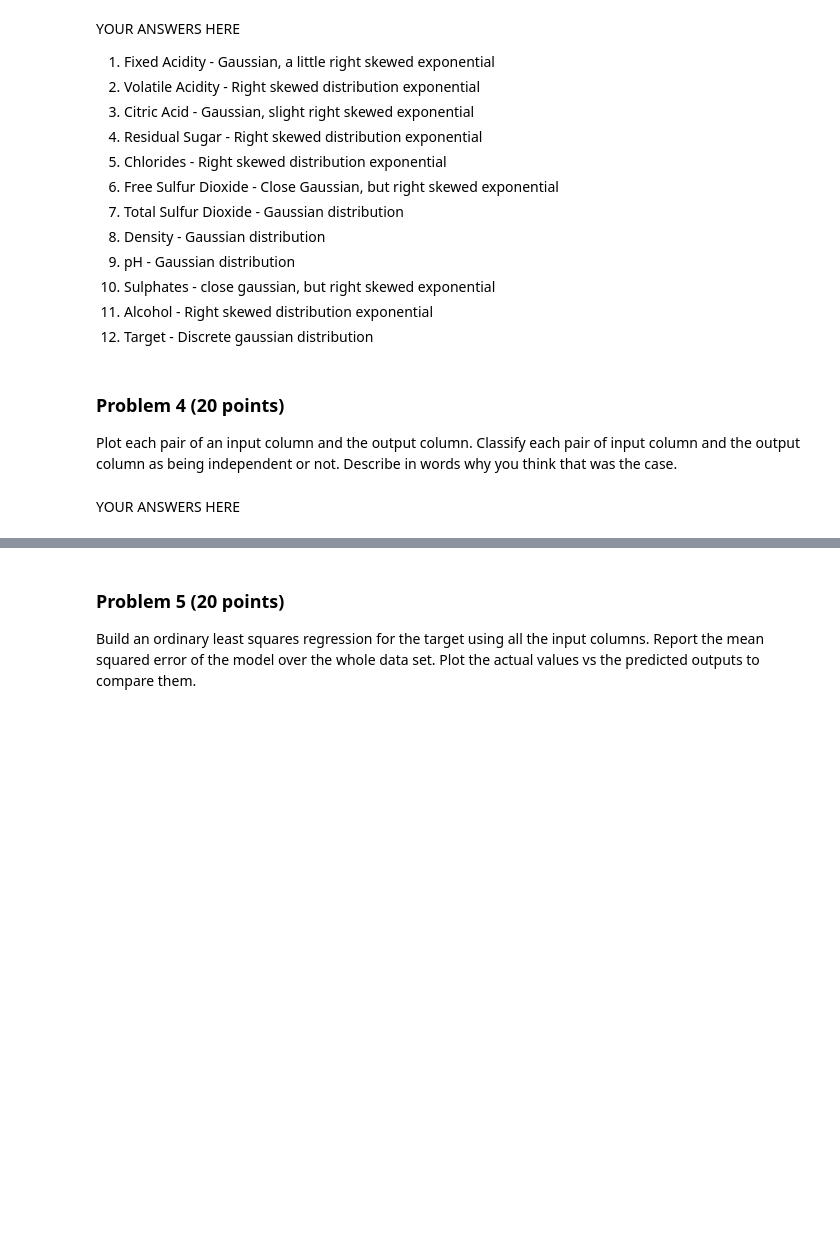
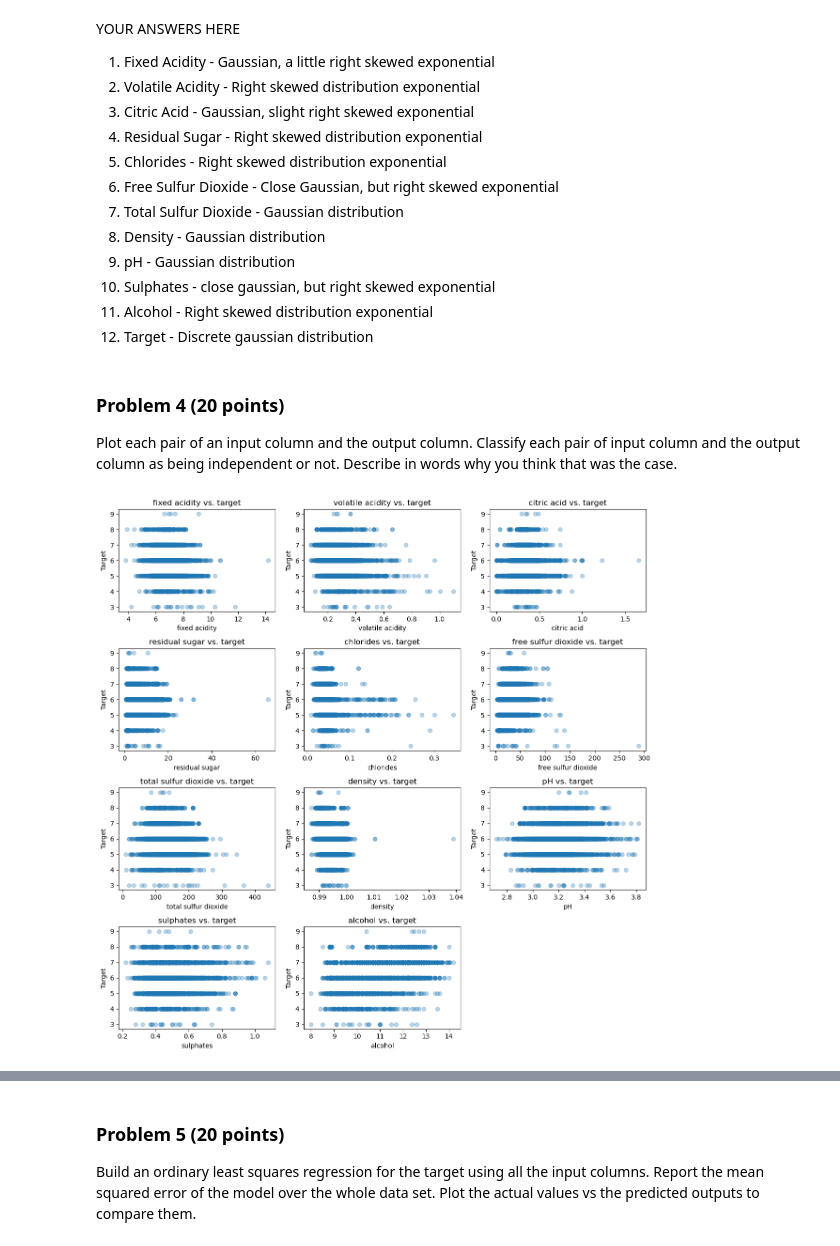
Before and after one commit to chenmichael2/dx601-final-project, a Jupyter notebook: project.ipynb, the cells around one changed output, grey strips where cells are left out. Drawn from its saved outputs; the diff is of its cells as text; code cells hidden in the pictures; blank space fills up the shorter version.

```diff
--- a/project.ipynb
+++ b/project.ipynb
@@ -148,6 +148,4 @@ YOUR ANSWERS HERE
 # %% [markdown]
 ### Problem 4 (20 points)
 
-Plot each pair of an input column and the output column.
-Classify each pair of input column and the output column as being independent or not.
-Describe in words why you think that was the case.
+Plot each pair of an input column and the output column. Classify each pair of input column and the output column as being independent or not. Describe in words why you think that was the case.
@@ -156,2 +152,14 @@ Describe in words why you think that was the case.
-# %% [markdown]
-YOUR ANSWERS HERE
+# %%
+# YOUR CODE HERE
+input_col = wine_quality.drop(columns="target")
+plt.figure(figsize=(12, 12))
+n_col = 3
+for i, col in enumerate(input_col.columns, 1):
+    plt.subplot(4, 3, i)
+    plt.scatter(wine_quality[col], wine_quality["target"], alpha=0.3)
+    plt.ylabel("Target")
+    plt.xlabel(col)
+    plt.title(f'{col} vs. target')
+plt.tight_layout()
+# %% [output]
+[figure, added]
```
Also changed, not shown: parts of 2 cells of this notebook.
